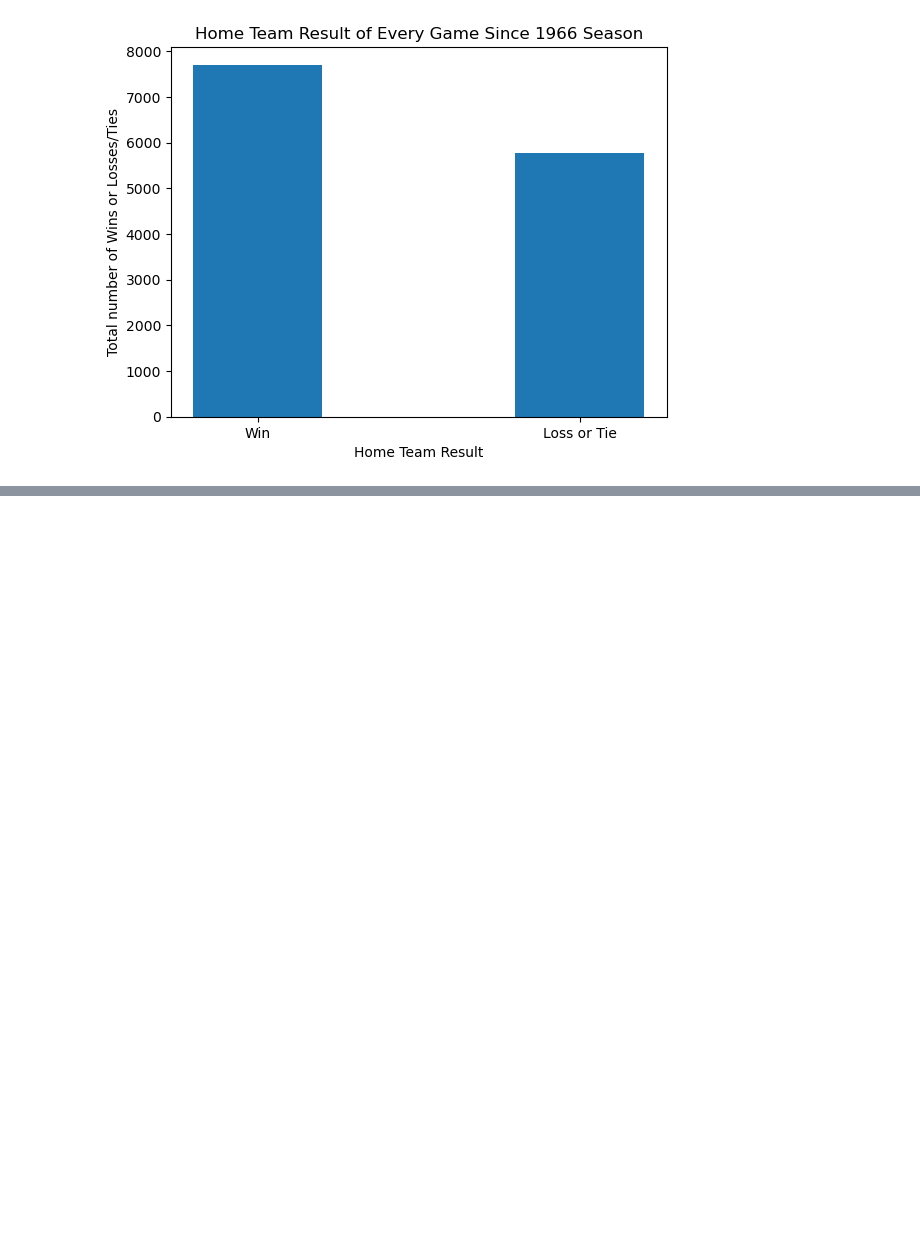
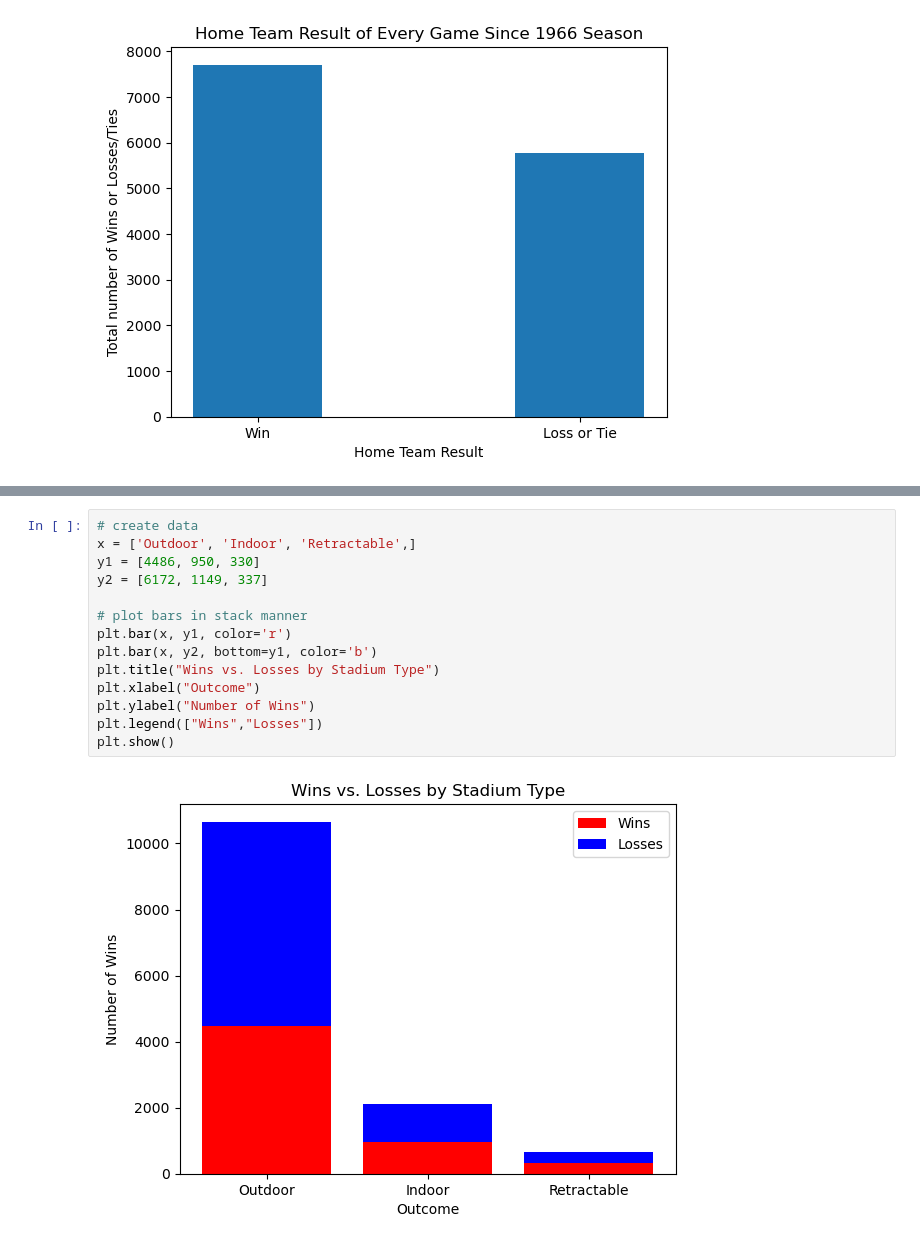
Before and after one commit to jlawrence16/project_one, a Jupyter notebook: import_data_nfl.ipynb, the cells around one changed output, grey strips where cells are left out. Cells and saved outputs as stored; diff of their text form; blank space fills up the shorter version.

Commit message:
Code and graphs for staduim type and playoffs vs regualr season

```diff
--- a/import_data_nfl.ipynb
+++ b/import_data_nfl.ipynb
@@ -86,0 +168,16 @@ plt.show()
+# %%
+# create data
+x = ['Outdoor', 'Indoor', 'Retractable',]
+y1 = [4486, 950, 330]
+y2 = [6172, 1149, 337]
+
+# plot bars in stack manner
+plt.bar(x, y1, color='r')
+plt.bar(x, y2, bottom=y1, color='b')
+plt.title("Wins vs. Losses by Stadium Type")
+plt.xlabel("Outcome")
+plt.ylabel("Number of Wins")
+plt.legend(["Wins","Losses"])
+plt.show()
+# %% [output]
+[figure, added]
```
Also changed, not shown: parts of 13 cells of this notebook, 2 other files.
